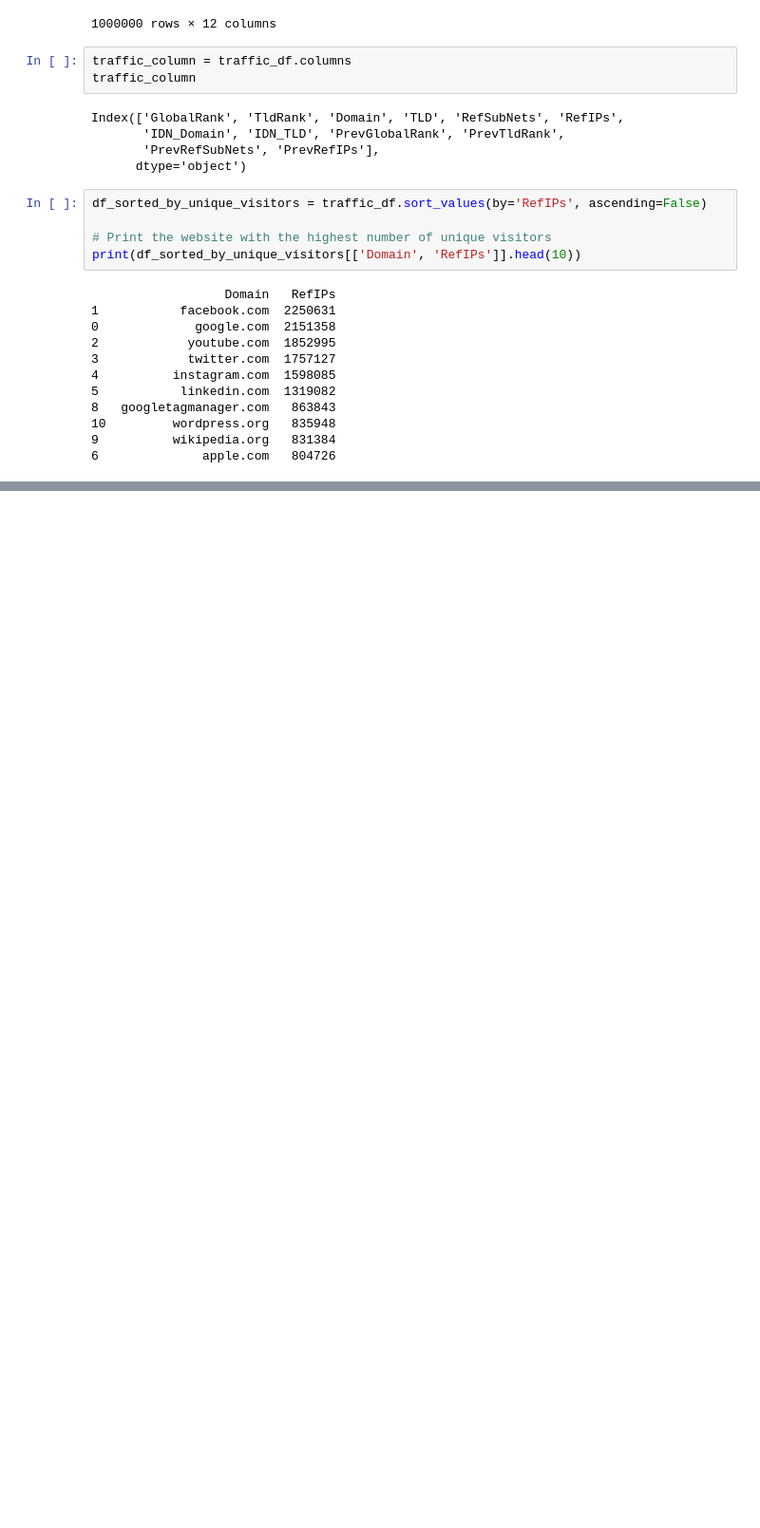
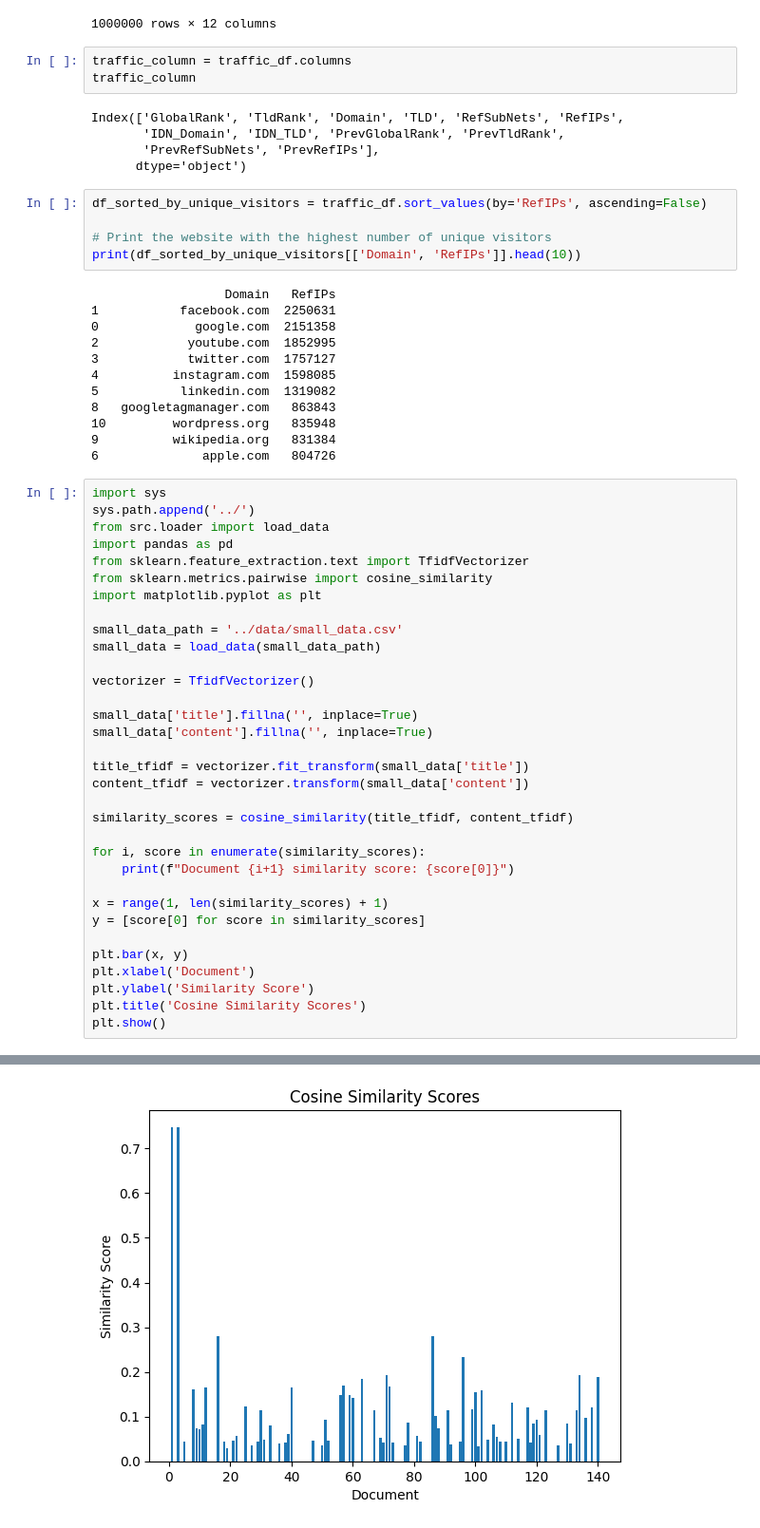
Before and after one commit to MelakuAlehegn/news_correlation_10ac_week0, a Jupyter notebook: notebooks/parse_news_data.ipynb, the cells around one changed output, grey strips where cells are left out. Shown at 95% size. Cells and saved outputs as stored; diff of their text form; blank space fills up the shorter version.

Commit message:
Keyword extraction/modelling

```diff
--- a/notebooks/parse_news_data.ipynb
+++ b/notebooks/parse_news_data.ipynb
@@ -182,3 +193,37 @@ print(df_sorted_by_unique_visitors[['Domain', 'RefIPs']].head(10))
 10         wordpress.org   835948
 9          wikipedia.org   831384
 6              apple.com   804726
+# %%
+import sys
+sys.path.append('../')
+from src.loader import load_data
+import pandas as pd
+from sklearn.feature_extraction.text import TfidfVectorizer
+from sklearn.metrics.pairwise import cosine_similarity
+import matplotlib.pyplot as plt
+
+small_data_path = '../data/small_data.csv'
+small_data = load_data(small_data_path)
+
+vectorizer = TfidfVectorizer()
+
+small_data['title'].fillna('', inplace=True)
+small_data['content'].fillna('', inplace=True)
+
+title_tfidf = vectorizer.fit_transform(small_data['title'])
+content_tfidf = vectorizer.transform(small_data['content'])
+
+similarity_scores = cosine_similarity(title_tfidf, content_tfidf)
+
+for i, score in enumerate(similarity_scores):
+    print(f"Document {i+1} similarity score: {score[0]}")
+
+x = range(1, len(similarity_scores) + 1)
+y = [score[0] for score in similarity_scores]
+
+plt.bar(x, y)
+plt.xlabel('Document')
+plt.ylabel('Similarity Score')
+plt.title('Cosine Similarity Scores')
+plt.show()
+# %% [output]
@@ -184,0 +259 @@ print(df_sorted_by_unique_visitors[['Domain', 'RefIPs']].head(10))
+[figure, added]
```
Also changed, not shown: parts of 2 cells of this notebook, 1 other file.
